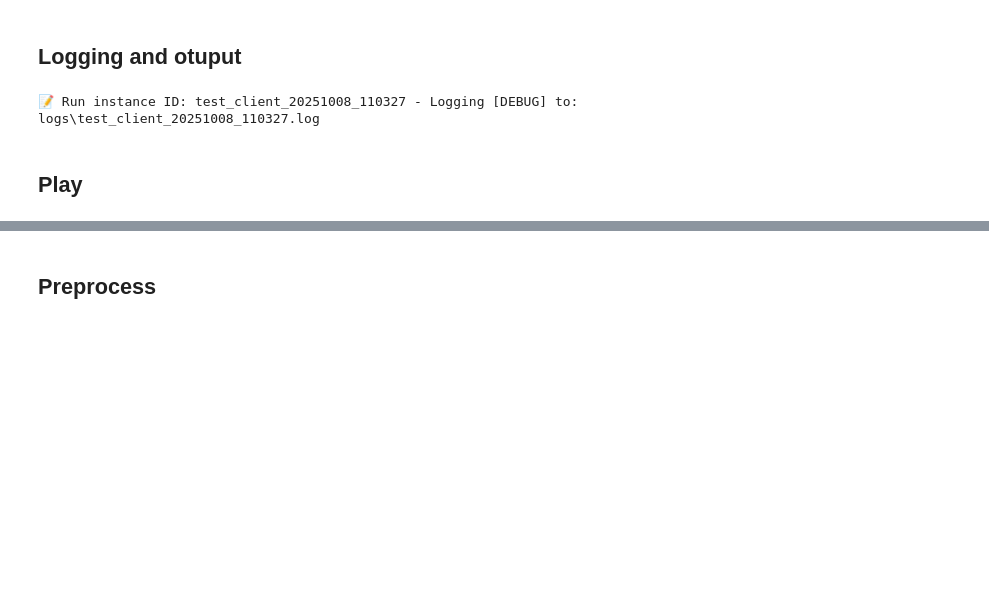
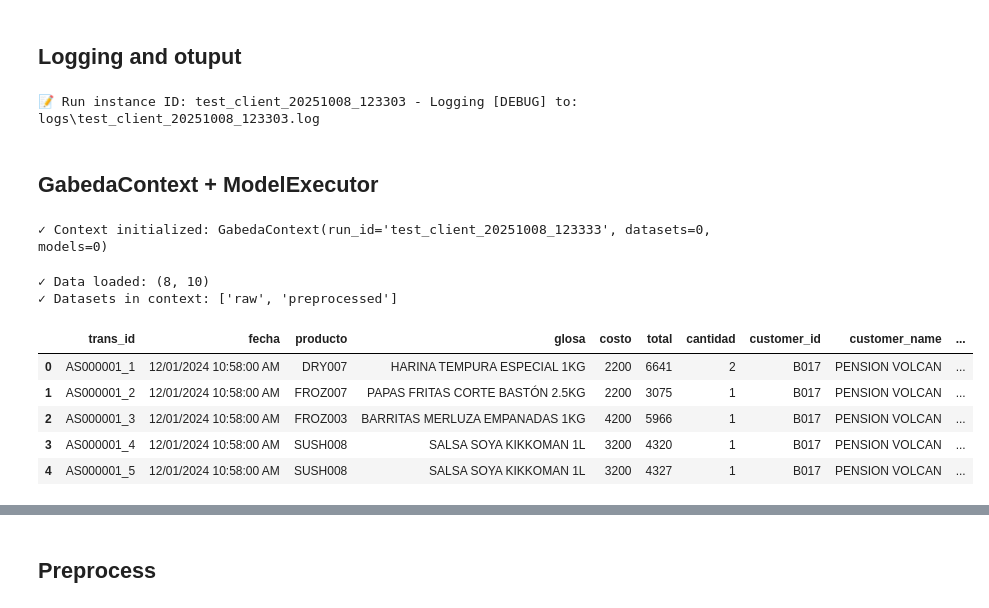
Before and after one commit to Brownbull/khujta_ai_business, a Jupyter notebook: play.ipynb, the cells around one changed output, grey strips where cells are left out. Cells and saved outputs as stored; diff of their text form; code cells hidden in the pictures; blank space fills up the shorter version.

Commit message:
changing to gabeda context approach

```diff
--- a/play.ipynb
+++ b/play.ipynb
@@ -6,6 +6,7 @@ khujta_cfg = {
     'input_file': 'data/test_client/comercializadora_transactions_10.csv',  # Input CSV file
     'out_dir': 'data',
     'client': 'test_client',
+    'fidx_config': {'type': 'local', 'path': 'feature_store'},
 
     # Analysis settings
     'analysis_dt': '2024-12-02',
@@ -43,8 +44,12 @@ khujta_cfg = {
         'in_customer_name': 'str',
         'in_customer_location': 'str',
     },
+}
 
-}
+# General imports
+import os
+import pandas as pd
+import numpy as np
 # %% [markdown]
 ## Logging and otuput
 # %%
@@ -52,11 +57,10 @@ khujta_cfg = {
 from src.logger import setup_logging
 setup_logging(log_level=khujta_cfg.get('log_level', 'INFO'), config=khujta_cfg)
 
-
-import os
+# Create output directory if it doesn't exist
 out_path = f"{khujta_cfg['out_dir']}/{khujta_cfg['client']}"
 os.makedirs(out_path, exist_ok=True)
 # %% [output]
-📝 Run instance ID: test_client_20251008_110327 - Logging [DEBUG] to: logs\test_client_20251008_110327.log
+📝 Run instance ID: test_client_20251008_123303 - Logging [DEBUG] to: logs\test_client_20251008_123303.log
 # %% [markdown]
-## Play
+## GabedaContext + ModelExecutor
@@ -62,0 +72,30 @@ os.makedirs(out_path, exist_ok=True)
+# %%
+# Step 2: Create GabedaContext with user configuration
+# Initialize context
+ctx = GabedaContext(khujta_cfg)
+print(f"✓ Context initialized: {ctx}")
+# %% [output]
+✓ Context initialized: GabedaContext(run_id='test_client_20251008_123333', datasets=0, models=0)
+# %%
+# Step 3: Load and preprocess data
+raw_data = pd.read_csv(khujta_cfg['input_file'])
+preprocessed_df = preprocess_data(raw_data, khujta_cfg)
+
+# Store preprocessed data in context
+ctx.set_dataset('raw', raw_data)
+ctx.set_dataset('preprocessed', preprocessed_df)
+
+print(f"✓ Data loaded: {preprocessed_df.shape}")
+print(f"✓ Datasets in context: {ctx.list_datasets()}")
+# %% [output]
+✓ Data loaded: (8, 10)
+✓ Datasets in context: ['raw', 'preprocessed']
+# %%
+ctx.get_dataset('raw').head()
+# %% [output]
+|  | trans_id | fecha | producto | glosa | costo | total | cantidad | customer_id | customer_name | ... |
+| 0 | AS000001_1 | 12/01/2024 10:58:00 AM | DRY007 | HARINA TEMPURA ESPECIAL 1KG | 2200 | 6641 | 2 | B017 | PENSION VOLCAN | ... |
+| 1 | AS000001_2 | 12/01/2024 10:58:00 AM | FROZ007 | PAPAS FRITAS CORTE BASTÓN 2.5KG | 2200 | 3075 | 1 | B017 | PENSION VOLCAN | ... |
+| 2 | AS000001_3 | 12/01/2024 10:58:00 AM | FROZ003 | BARRITAS MERLUZA EMPANADAS 1KG | 4200 | 5966 | 1 | B017 | PENSION VOLCAN | ... |
+| 3 | AS000001_4 | 12/01/2024 10:58:00 AM | SUSH008 | SALSA SOYA KIKKOMAN 1L | 3200 | 4320 | 1 | B017 | PENSION VOLCAN | ... |
+| 4 | AS000001_5 | 12/01/2024 10:58:00 AM | SUSH008 | SALSA SOYA KIKKOMAN 1L | 3200 | 4327 | 1 | B017 | PENSION VOLCAN | ... |
```
Also changed, not shown: parts of 18 cells of this notebook, 13 other files.
